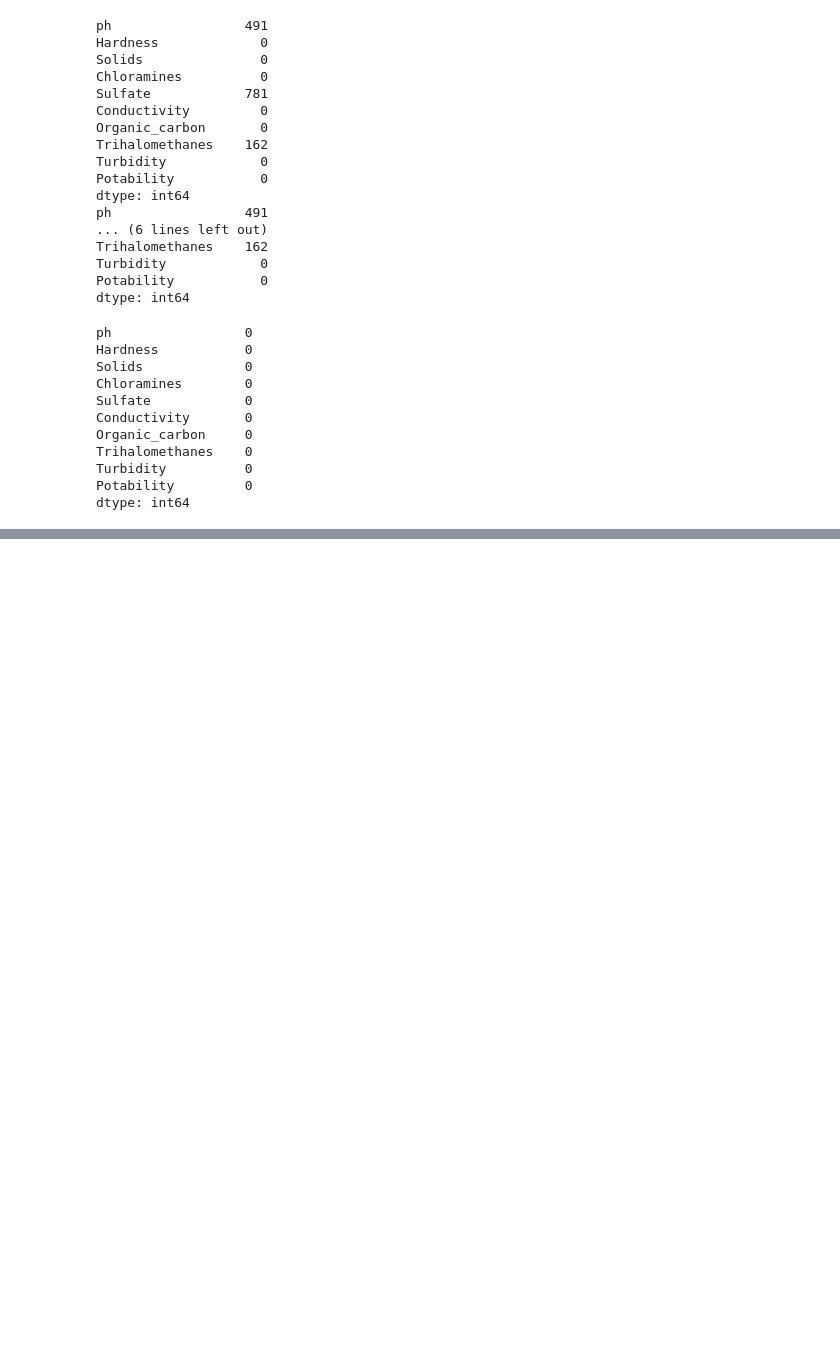
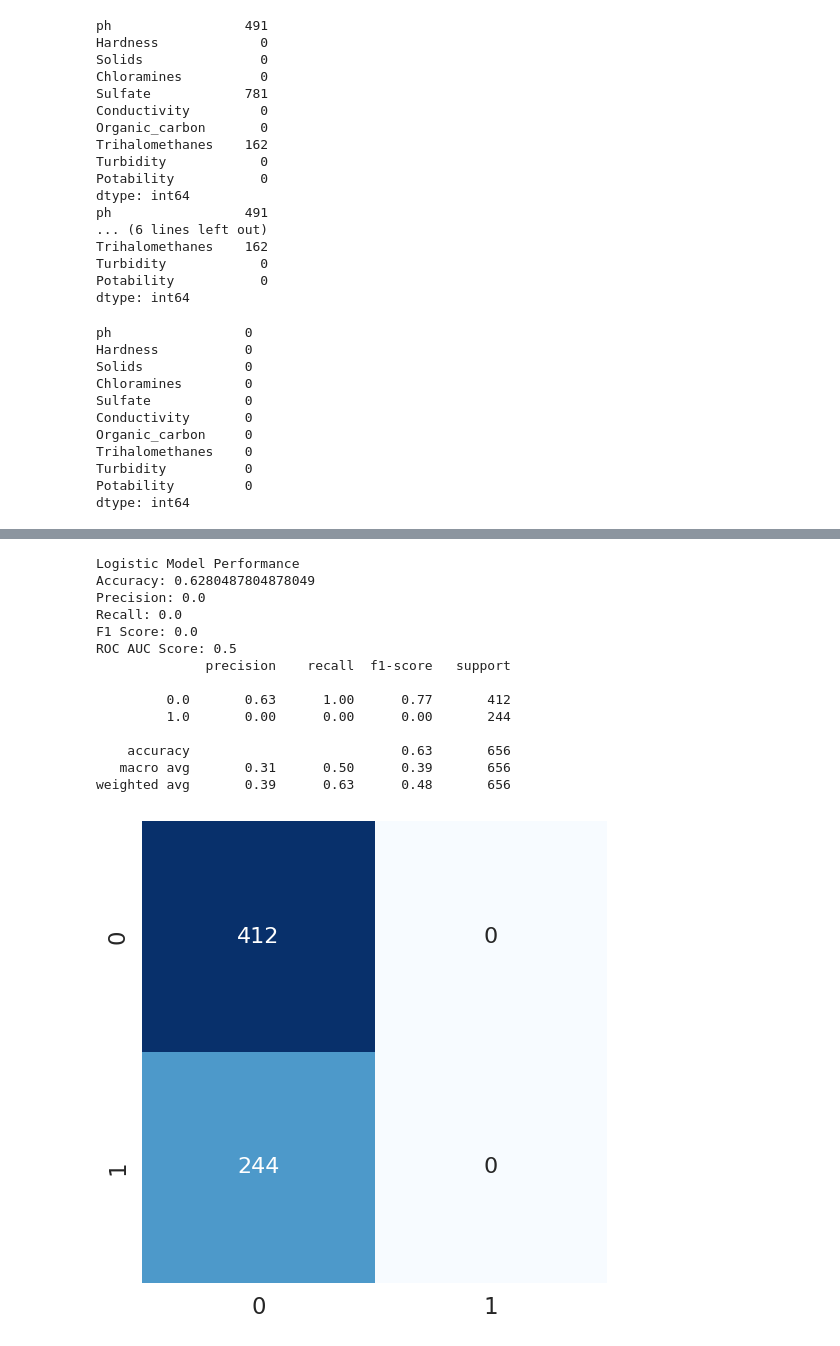
Before and after one commit to maverick98/Coursera, a Jupyter notebook: machine_learning_assignment_1.ipynb, the cells around one changed output, grey strips where cells are left out. Saved outputs shown, nothing was run; the diff lists cells and outputs as text; code cells hidden in the pictures; blank space fills up the shorter version.

```diff
--- a/machine_learning_assignment_1.ipynb
+++ b/machine_learning_assignment_1.ipynb
@@ -181,7 +211,7 @@ dtype: int64
 # %%
 def impute_data(df):
     # Handling missing values using SimpleImputer
-    imputer = SimpleImputer(strategy='mean')
+    imputer = SimpleImputer(strategy='median')
     df_imputed = pd.DataFrame(imputer.fit_transform(df), columns=df.columns)
     return df_imputed
 # %%
@@ -280,0 +284,46 @@ weighted avg       0.59      0.58      0.59       656
+# %%
+logistic_model=build_vanilla_logistic_model()
+balanced_logistic_model=build_balanced_logistic_model()
+decision_tree_model=build_decision_tree_logistic_model()
+# %%
+def conf_matrix(y_test, y_pred):
+    con_mat = confusion_matrix(y_test, y_pred)
+    con_mat = pd.DataFrame(con_mat, range(2), range(2))
+    plt.figure(figsize=(6,6))
+    sns.set(font_scale=1.5)
+    sns.heatmap(con_mat, annot=True, annot_kws={"size": 16}, fmt='g', cmap='Blues', cbar=False)
+# %%
+def model_prediction(model,model_desc):
+    y_pred = model.predict(X_test_scaled)
+    accuracy = accuracy_score(y_test, y_pred)
+    precision = precision_score(y_test, y_pred)
+    recall = recall_score(y_test, y_pred)
+    f1 = f1_score(y_test, y_pred)
+    roc_auc = roc_auc_score(y_test, y_pred)
+
+    print(model_desc)
+    conf_matrix(y_test, y_pred)
+    print(f"Accuracy: {accuracy}")
+    print(f"Precision: {precision}")
+    print(f"Recall: {recall}")
+    print(f"F1 Score: {f1}")
+    print(f"ROC AUC Score: {roc_auc}")
+    print(classification_report(y_test, y_pred))
+# %%
+model_prediction(logistic_model,'Logistic Model Performance')
+# %% [output]
+Logistic Model Performance
+Accuracy: 0.6280487804878049
+Precision: 0.0
+Recall: 0.0
+F1 Score: 0.0
+ROC AUC Score: 0.5
+              precision    recall  f1-score   support
+
+         0.0       0.63      1.00      0.77       412
+         1.0       0.00      0.00      0.00       244
+
+    accuracy                           0.63       656
+   macro avg       0.31      0.50      0.39       656
+weighted avg       0.39      0.63      0.48       656
+[figure, added]
```
Also changed, not shown: parts of 10 cells of this notebook.
